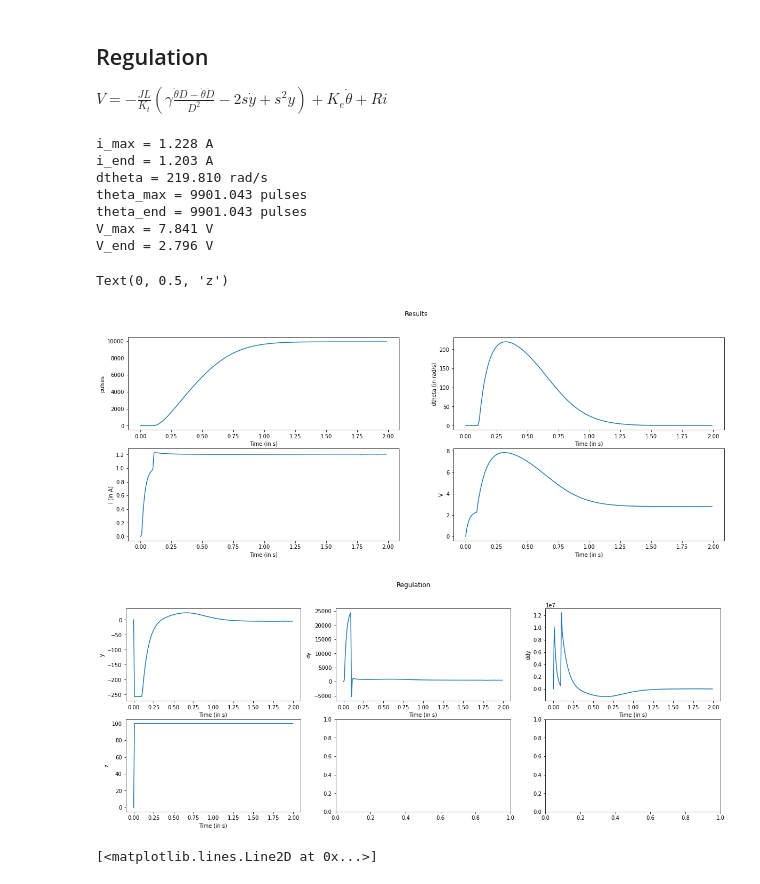
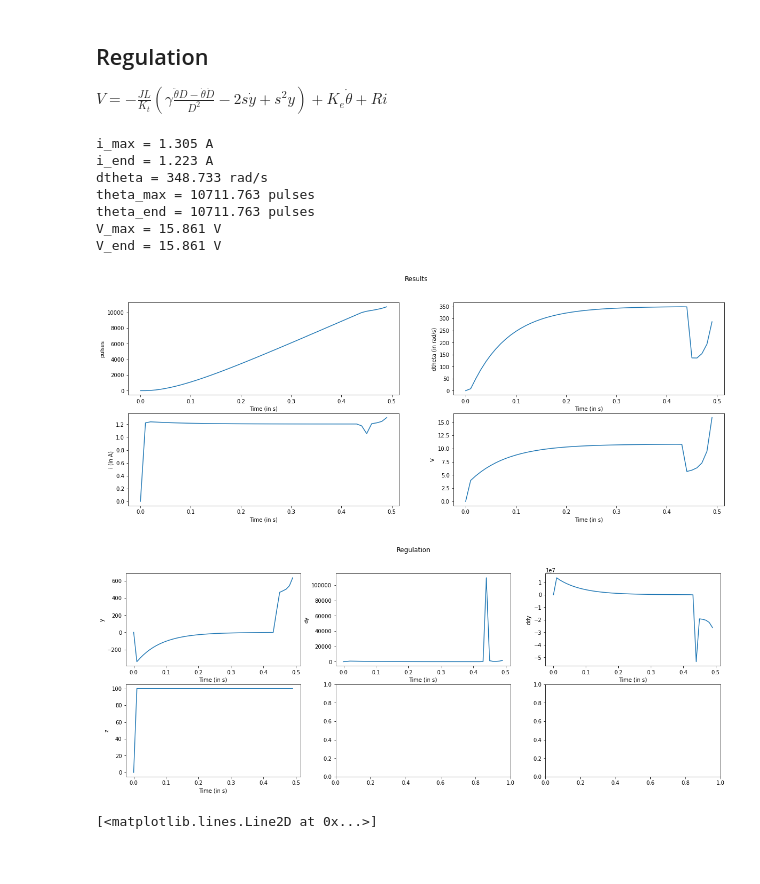
Before and after one commit to ThomasLeMezo/seabot2-hardware, a Jupyter notebook: simulation/DC_Simulator.ipynb, the cells around one changed output. Cells and saved outputs as stored; diff of their text form; code cells hidden in the pictures.

```diff
--- a/simulation/DC_Simulator.ipynb
+++ b/simulation/DC_Simulator.ipynb
@@ -231,6 +267,7 @@ i_max_adc (12 bit) = 4095 bit
 $V=-\frac{JL}{K_{t}}\left(\gamma\frac{\ddot{\theta}D-\dot{\theta}\dot{D}}{D^{2}}-2s\dot{y}+s^{2}y\right)+K_{e}\dot{\theta}+Ri$
 # %%
 def plot_results():
+    global result_x, result_debug
     # Display
     fig, (axs1, axs2) = plt.subplots(2,2)
     fig.suptitle('Results')
@@ -308,63 +345,84 @@ def regulation_arctan(theta_set_point, x, z):
     result_debug = np.vstack([result_debug, np.array((y, dy,ddy, z))])
     return V
 
-def regulation_sigmoid():
-    global Kt, Tz, J, Tz, R, Tf, result_debug
+def regulation_tanh(theta_set_point, x, z):
+    global Kt, Tz_coeff, J, R, Tfstatic, result_debug, alpha, beta
     s = -1/0.005
 
     theta = x[0]
     dtheta = x[1]
     i = x[2]
 
+    e=alpha*(theta_set_point-theta)
+    T=np.tanh(e)
+    gamma = beta*alpha
+    de=-alpha*dtheta
+
+    Tz = Tz_coeff
+    #if(x[1]<=0): # Case where the piston goes in
+    #    Tz = 0
+
+    ddtheta = (Kt*i-z*Tz-Tfstatic*np.sign(dtheta))/J
+
+    y = dtheta - beta*T
+    dy = ddtheta - beta*de*(1-T**2)
+
+    V = Ke*dtheta + R*i - (J*L/Kt)*(gamma*(ddtheta*(1-T**2)-2*dtheta*de*(T-T**2))-2*s*dy+s**2*y)
+
+    dddtheta = (Kt/(J*L))*(V-Ke*dtheta-R*i)
+    ddy = dddtheta+gamma*(ddtheta*(1-T**2)-2*dtheta*de*(T-T**2))
+    result_debug = np.vstack([result_debug, np.array((y, dy,ddy, z))])
     return V
 
 
 x = np.array([0., 0., 0.0])
 z = 100
 
 dt_euler = 1e-4 #1e-5
 dt_regulation = 1/100.
-tmax = 2 #0.05
-result_x = np.array((0, x[0], x[1], x[2], u[0]))
+tmax = 0.5 #0.05
+result_x = np.array((0, x[0], x[1], x[2], 0))
 theta_set_point = 10000 /rad_to_pulses
 t_last_regulation = 0
 store_value = False
 
 v_limit = 350 # rad/s
 v_slope = 4 # rad/s
 
-beta = v_limit * 2./np.pi # 350 rad/s
-alpha = beta/v_slope
+#beta = v_limit * 2./np.pi # 350 rad/s
+#alpha = beta/v_slope
 
-sigmoid_limit = v_limit
-sigmoid_slope = v_slope
+alpha = 1
+beta = 350
 
 result_debug = np.array((0, 0, 0, 0))
 
 for t in np.arange(dt_euler, tmax, dt):
     if(t-t_last_regulation >= dt_regulation):
-        V = regulation_arctan(theta_set_point, x, z)
+        #V = regulation_arctan(theta_set_point, x, z)
+        V = regulation_tanh(theta_set_point, x, z)
+
         t_last_regulation = t
         store_value = True
     x+=f(x, V, z)*dt
+
 
     if(store_value):
         result_x = np.vstack([result_x, np.array((t, x[0], x[1], x[2], V))])
         store_value = False
 
 result_i = np.transpose(result_x)[3]
 plot_results()
 # %% [output]
-i_max = 1.228 A
-i_end = 1.203 A
-dtheta = 219.810 rad/s
-theta_max = 9901.043 pulses
-theta_end = 9901.043 pulses
-V_max = 7.841 V
-V_end = 2.796 V
+i_max = 1.305 A
+i_end = 1.223 A
+dtheta = 348.733 rad/s
+theta_max = 10711.763 pulses
+theta_end = 10711.763 pulses
+V_max = 15.861 V
+V_end = 15.861 V
-Text(0, 0.5, 'z')
-[figure, old version]
+[figure, new version]
-[figure, old version]
+[figure, new version]
 # %%
 v_limit = 350 # rad/s
 v_slope = 4 # rad/s
```
Also changed, not shown: parts of 5 cells of this notebook, 4 other files.
